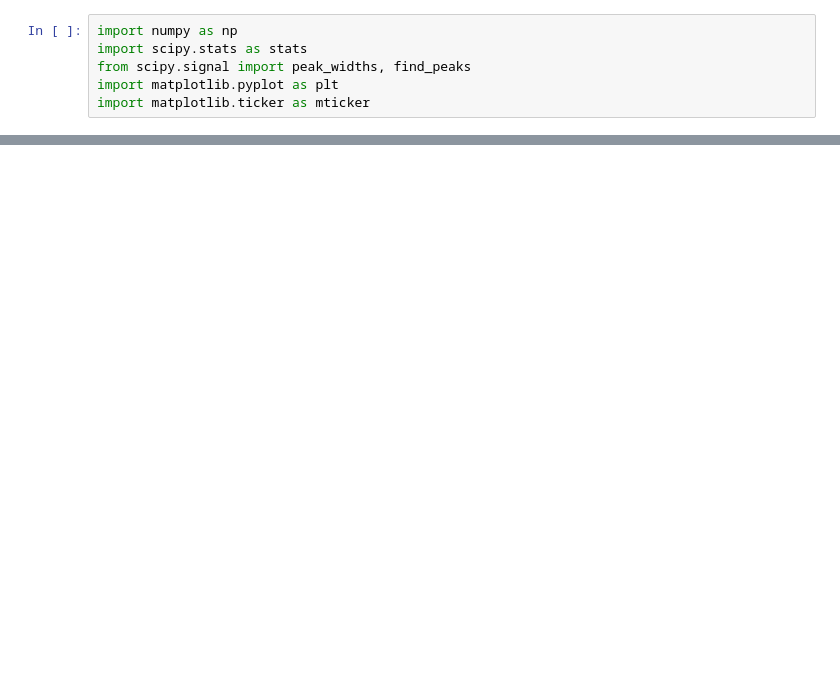
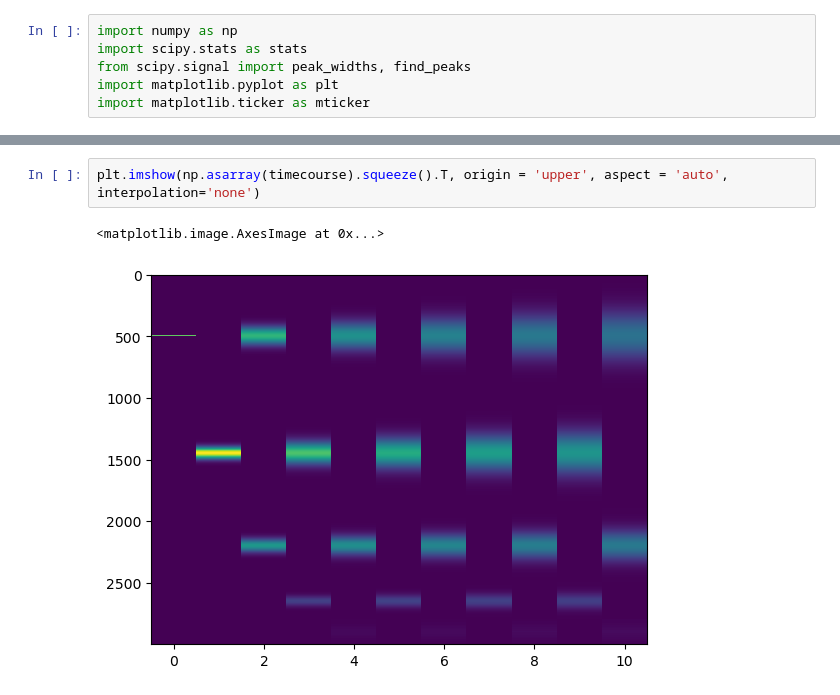
Before and after one commit to rfw256/Memento, a Jupyter notebook: dynamicmemory.ipynb, the cells around one changed output, grey strips where cells are left out. Drawn from its saved outputs; the diff is of its cells as text; blank space fills up the shorter version.

```diff
--- a/dynamicmemory.ipynb
+++ b/dynamicmemory.ipynb
@@ -57,0 +85,5 @@ model.W = model.init_weights(kappas = [10, 5, 3, 1], plot=True)
+# %%
+plt.imshow(np.asarray(timecourse).squeeze().T, origin = 'upper', aspect = 'auto', interpolation='none')
+# %% [output]
+<matplotlib.image.AxesImage at 0x...>
+[figure, added]
```
Also changed, not shown: parts of 3 cells of this notebook, 1 other file.
